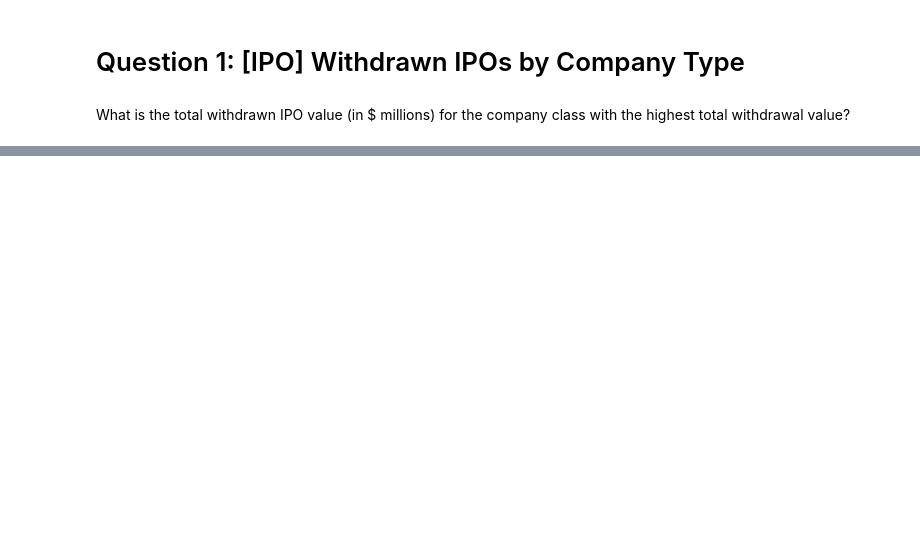
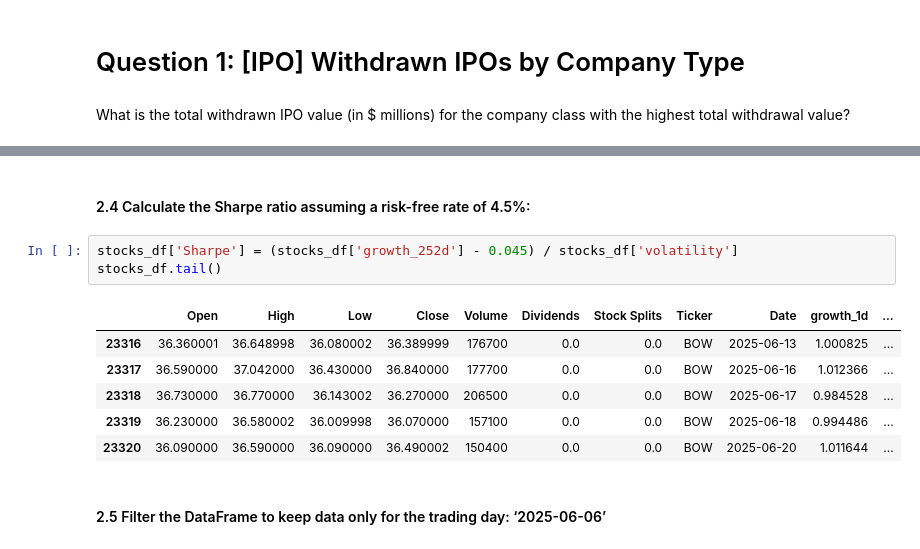
Before and after one commit to Avisprof/stock_analytics, a Jupyter notebook: hw2/homework.ipynb, the cells around one changed output, grey strips where cells are left out. Saved outputs shown, nothing was run; the diff lists cells and outputs as text; blank space fills up the shorter version.

```diff
--- a/hw2/homework.ipynb
+++ b/hw2/homework.ipynb
@@ -70,0 +247,14 @@ df.head(20)
+# %% [markdown]
+#### 2.4 Calculate the Sharpe ratio assuming a risk-free rate of 4.5%:
+# %%
+stocks_df['Sharpe'] = (stocks_df['growth_252d'] - 0.045) / stocks_df['volatility']
+stocks_df.tail()
+# %% [output]
+|  | Open | High | Low | Close | Volume | Dividends | Stock Splits | Ticker | Date | growth_1d | ... |
+| 23316 | 36.360001 | 36.648998 | 36.080002 | 36.389999 | 176700 | 0.0 | 0.0 | BOW | 2025-06-13 | 1.000825 | ... |
+| 23317 | 36.590000 | 37.042000 | 36.430000 | 36.840000 | 177700 | 0.0 | 0.0 | BOW | 2025-06-16 | 1.012366 | ... |
+| 23318 | 36.730000 | 36.770000 | 36.143002 | 36.270000 | 206500 | 0.0 | 0.0 | BOW | 2025-06-17 | 0.984528 | ... |
+| 23319 | 36.230000 | 36.580002 | 36.009998 | 36.070000 | 157100 | 0.0 | 0.0 | BOW | 2025-06-18 | 0.994486 | ... |
+| 23320 | 36.090000 | 36.590000 | 36.090000 | 36.490002 | 150400 | 0.0 | 0.0 | BOW | 2025-06-20 | 1.011644 | ... |
+# %% [markdown]
+#### 2.5 Filter the DataFrame to keep data only for the trading day: ‘2025-06-06’
```
Also changed, not shown: parts of 57 cells of this notebook, 1 other file.
